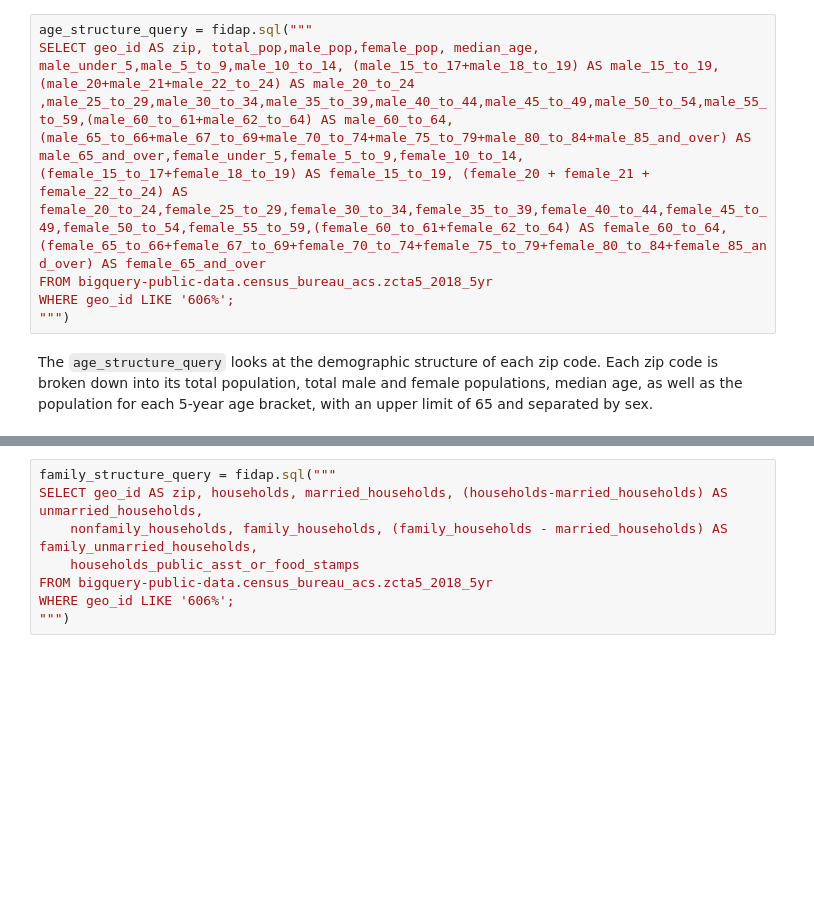
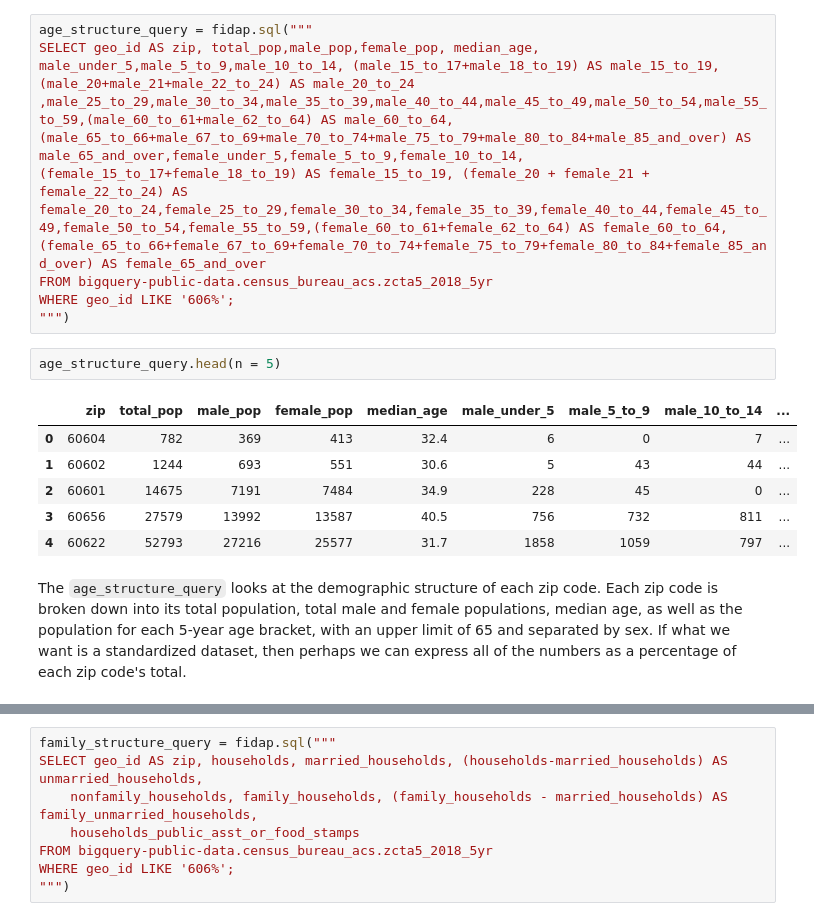
Before and after one commit to westerleyy/fidap, a Jupyter notebook: SDOH.ipynb, the cells around one changed output, grey strips where cells are left out. Saved outputs shown, nothing was run; the diff lists cells and outputs as text; blank space fills up the shorter version.

Commit message:
updated SDOH notebook with preview for each table

```diff
--- a/SDOH.ipynb
+++ b/SDOH.ipynb
@@ -50,5 +59,14 @@ SELECT geo_id AS zip, total_pop,male_pop,female_pop, median_age, male_under_5,ma
 FROM bigquery-public-data.census_bureau_acs.zcta5_2018_5yr
 WHERE geo_id LIKE '606%';
 """)
+# %%
+age_structure_query.head(n = 5)
+# %% [output]
+|  | zip | total_pop | male_pop | female_pop | median_age | male_under_5 | male_5_to_9 | male_10_to_14 | ... |
+| 0 | 60604 | 782 | 369 | 413 | 32.4 | 6 | 0 | 7 | ... |
+| 1 | 60602 | 1244 | 693 | 551 | 30.6 | 5 | 43 | 44 | ... |
+| 2 | 60601 | 14675 | 7191 | 7484 | 34.9 | 228 | 45 | 0 | ... |
+| 3 | 60656 | 27579 | 13992 | 13587 | 40.5 | 756 | 732 | 811 | ... |
+| 4 | 60622 | 52793 | 27216 | 25577 | 31.7 | 1858 | 1059 | 797 | ... |
 # %% [markdown]
-The `age_structure_query` looks at the demographic structure of each zip code. Each zip code is broken down into its total population, total male and female populations, median age, as well as the population for each 5-year age bracket, with an upper limit of 65 and separated by sex.
+The `age_structure_query` looks at the demographic structure of each zip code. Each zip code is broken down into its total population, total male and female populations, median age, as well as the population for each 5-year age bracket, with an upper limit of 65 and separated by sex. If what we want is a standardized dataset, then perhaps we can express all of the numbers as a percentage of each zip code's total.
```
Also changed, not shown: parts of 21 cells of this notebook.
